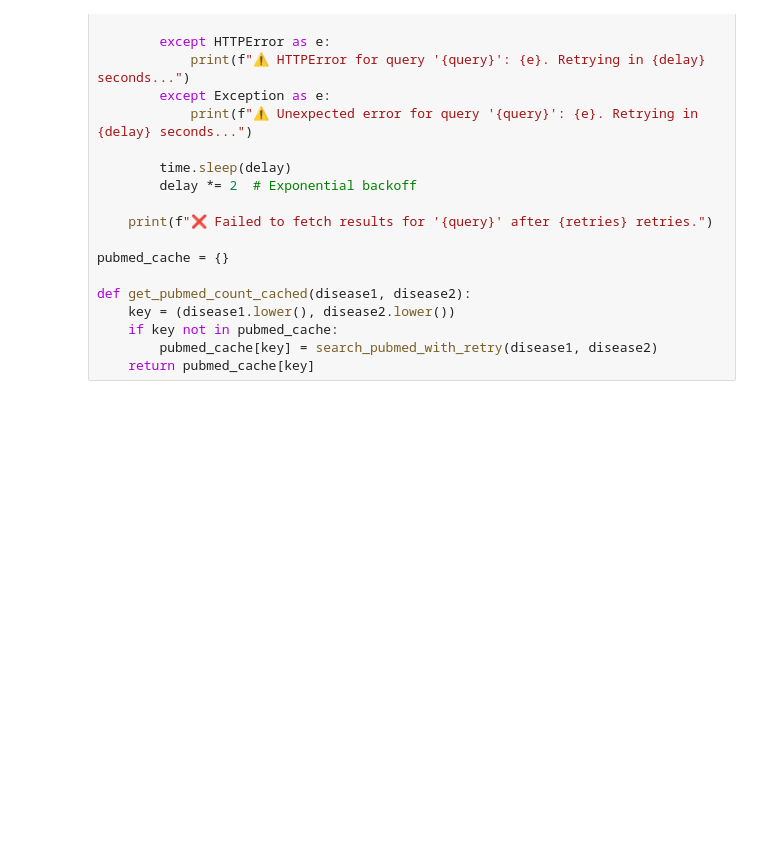
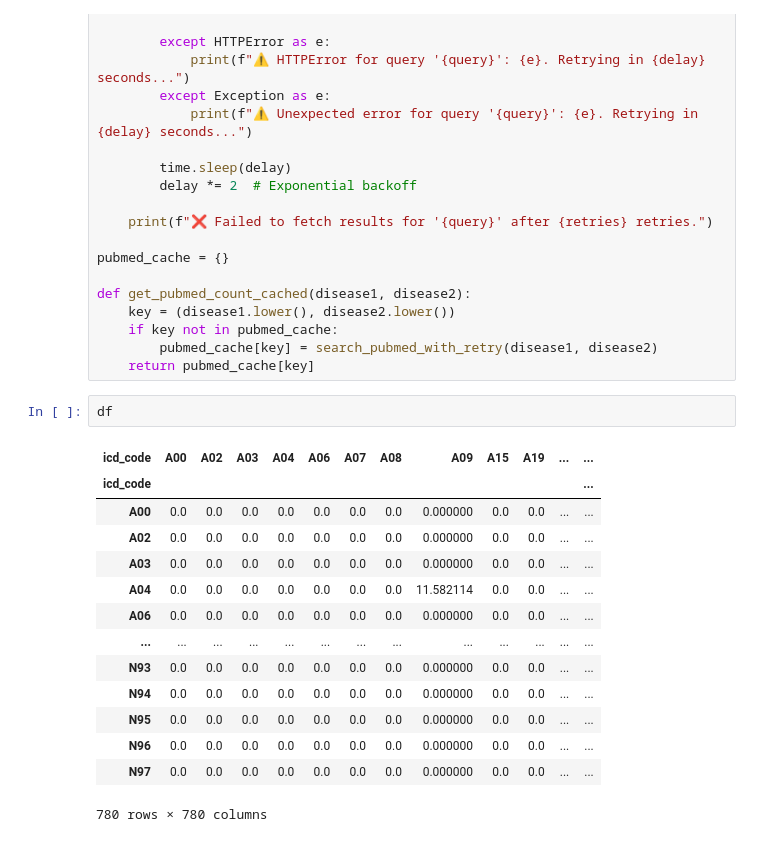
Before and after one commit to vladimirkovacevic/CSH, a Jupyter notebook: map_icd.ipynb, the cells around one changed output. Saved outputs shown, nothing was run; the diff lists cells and outputs as text; blank space fills up the shorter version.

```diff
--- a/map_icd.ipynb
+++ b/map_icd.ipynb
@@ -483,6 +483,23 @@ def get_pubmed_count_cached(disease1, disease2):
     if key not in pubmed_cache:
         pubmed_cache[key] = search_pubmed_with_retry(disease1, disease2)
     return pubmed_cache[key]
+# %%
+df
+# %% [output]
+| icd_code | A00 | A02 | A03 | A04 | A06 | A07 | A08 | A09 | A15 | A19 | ... | ... |
+| icd_code |  |  |  |  |  |  |  |  |  |  |  | ... |
+| A00 | 0.0 | 0.0 | 0.0 | 0.0 | 0.0 | 0.0 | 0.0 | 0.000000 | 0.0 | 0.0 | ... | ... |
+| A02 | 0.0 | 0.0 | 0.0 | 0.0 | 0.0 | 0.0 | 0.0 | 0.000000 | 0.0 | 0.0 | ... | ... |
+| A03 | 0.0 | 0.0 | 0.0 | 0.0 | 0.0 | 0.0 | 0.0 | 0.000000 | 0.0 | 0.0 | ... | ... |
+| A04 | 0.0 | 0.0 | 0.0 | 0.0 | 0.0 | 0.0 | 0.0 | 11.582114 | 0.0 | 0.0 | ... | ... |
+| A06 | 0.0 | 0.0 | 0.0 | 0.0 | 0.0 | 0.0 | 0.0 | 0.000000 | 0.0 | 0.0 | ... | ... |
+| ... | ... | ... | ... | ... | ... | ... | ... | ... | ... | ... | ... | ... |
+| N93 | 0.0 | 0.0 | 0.0 | 0.0 | 0.0 | 0.0 | 0.0 | 0.000000 | 0.0 | 0.0 | ... | ... |
+| N94 | 0.0 | 0.0 | 0.0 | 0.0 | 0.0 | 0.0 | 0.0 | 0.000000 | 0.0 | 0.0 | ... | ... |
+| N95 | 0.0 | 0.0 | 0.0 | 0.0 | 0.0 | 0.0 | 0.0 | 0.000000 | 0.0 | 0.0 | ... | ... |
+| N96 | 0.0 | 0.0 | 0.0 | 0.0 | 0.0 | 0.0 | 0.0 | 0.000000 | 0.0 | 0.0 | ... | ... |
+| N97 | 0.0 | 0.0 | 0.0 | 0.0 | 0.0 | 0.0 | 0.0 | 0.000000 | 0.0 | 0.0 | ... | ... |
+780 rows × 780 columns
 # %%
 dementia_codes = {'F00': 'Dementia', #'Dementia in Alzheimer\'s disease'
                   'F01': 'Vascular dementia',
```
Also changed, not shown: parts of 3 cells of this notebook.
